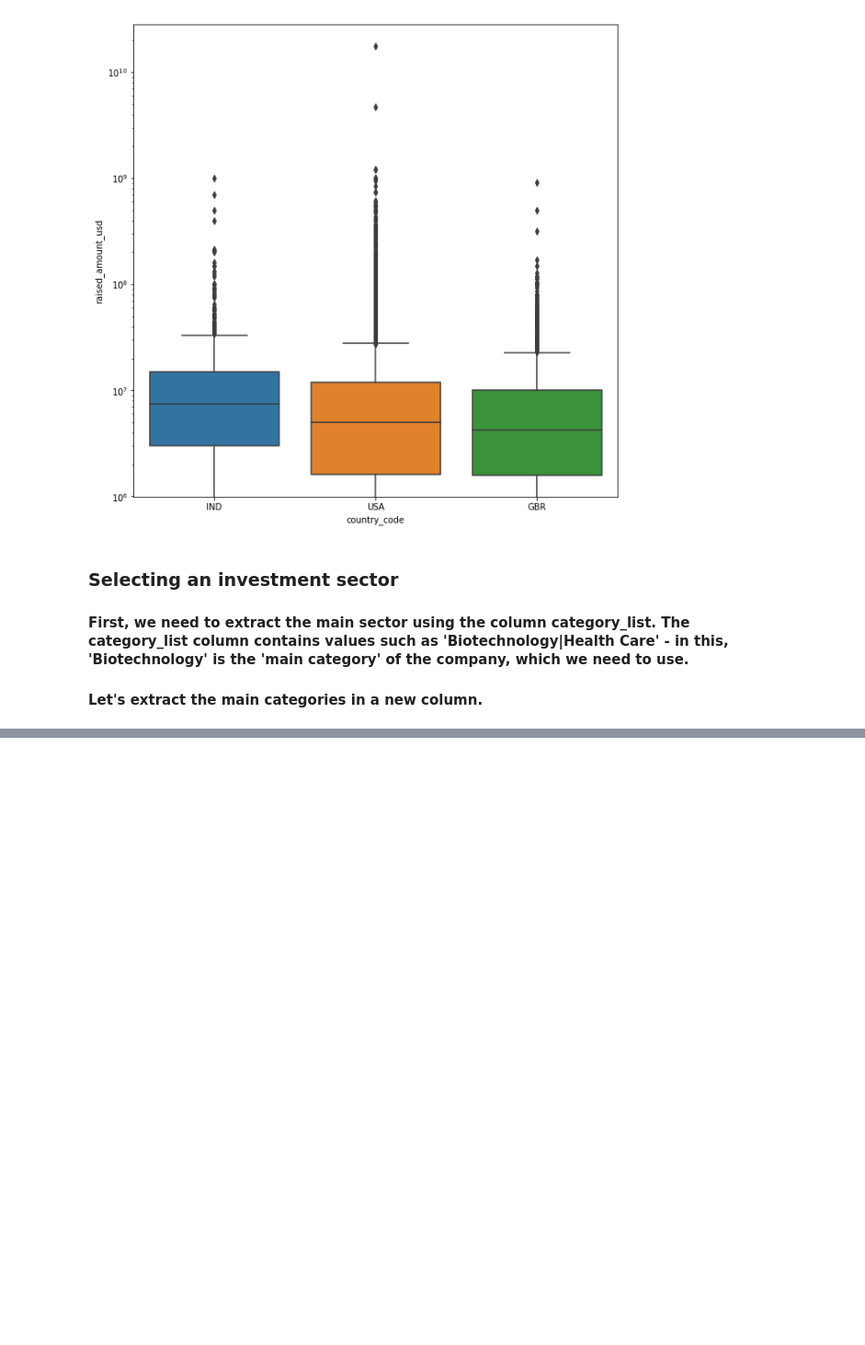
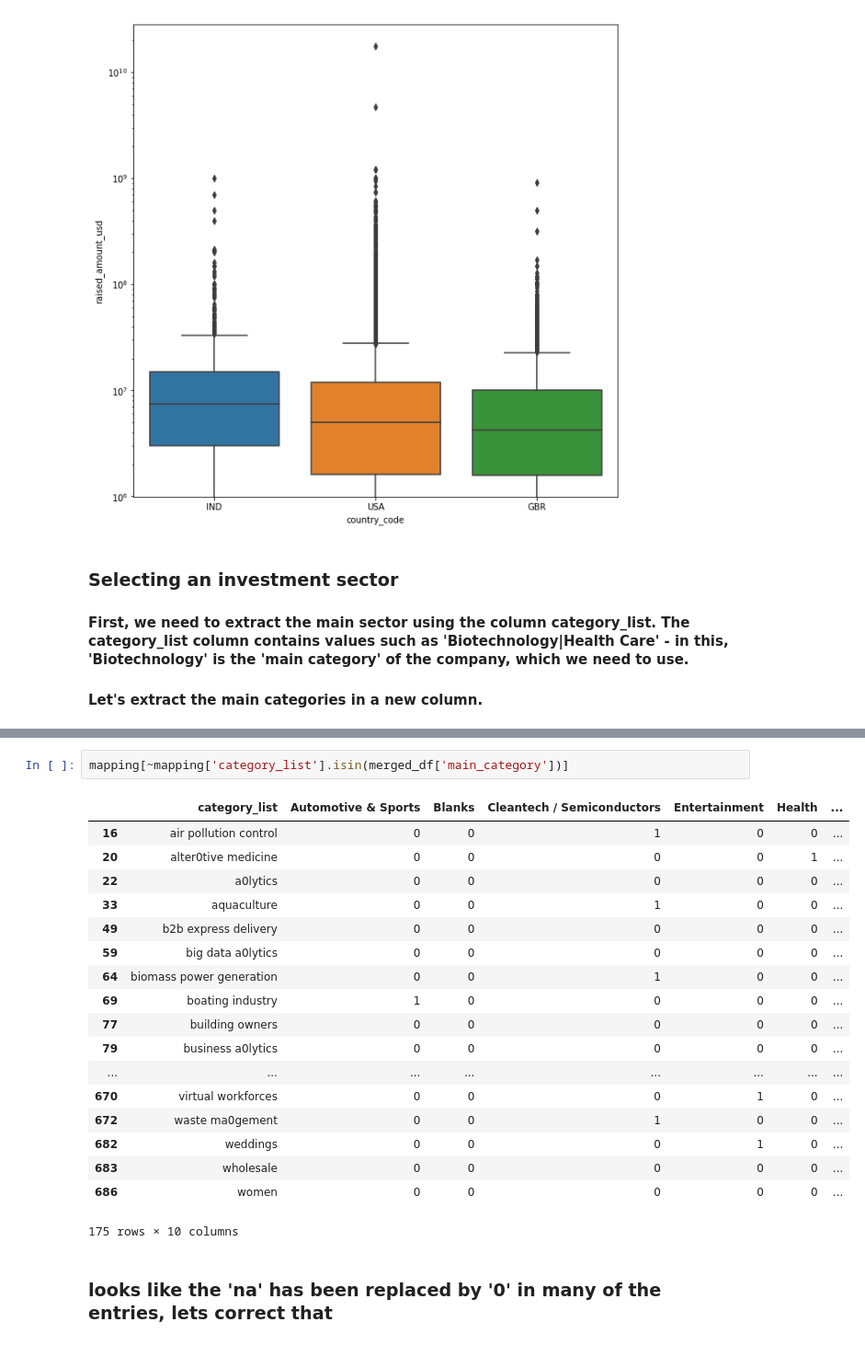
Before and after one commit to sousablde/Investment-trends-Crunchbase, a Jupyter notebook: Investment trends-Crunchbase Data.ipynb, the cells around one changed output, grey strips where cells are left out. Shown: that part at 92% size. Saved outputs shown, nothing was run; the diff lists cells and outputs as text; blank space fills up the shorter version.

```diff
--- a/Investment trends-Crunchbase Data.ipynb
+++ b/Investment trends-Crunchbase Data.ipynb
@@ -610,0 +742,23 @@ plt.show()
+# %%
+mapping[~mapping['category_list'].isin(merged_df['main_category'])]
+# %% [output]
+|  | category_list | Automotive & Sports | Blanks | Cleantech / Semiconductors | Entertainment | Health | ... |
+| 16 | air pollution control | 0 | 0 | 1 | 0 | 0 | ... |
+| 20 | alter0tive medicine | 0 | 0 | 0 | 0 | 1 | ... |
+| 22 | a0lytics | 0 | 0 | 0 | 0 | 0 | ... |
+| 33 | aquaculture | 0 | 0 | 1 | 0 | 0 | ... |
+| 49 | b2b express delivery | 0 | 0 | 0 | 0 | 0 | ... |
+| 59 | big data a0lytics | 0 | 0 | 0 | 0 | 0 | ... |
+| 64 | biomass power generation | 0 | 0 | 1 | 0 | 0 | ... |
+| 69 | boating industry | 1 | 0 | 0 | 0 | 0 | ... |
+| 77 | building owners | 0 | 0 | 0 | 0 | 0 | ... |
+| 79 | business a0lytics | 0 | 0 | 0 | 0 | 0 | ... |
+| ... | ... | ... | ... | ... | ... | ... | ... |
+| 670 | virtual workforces | 0 | 0 | 0 | 1 | 0 | ... |
+| 672 | waste ma0gement | 0 | 0 | 1 | 0 | 0 | ... |
+| 682 | weddings | 0 | 0 | 0 | 1 | 0 | ... |
+| 683 | wholesale | 0 | 0 | 0 | 0 | 0 | ... |
+| 686 | women | 0 | 0 | 0 | 0 | 0 | ... |
+175 rows × 10 columns
+# %% [markdown]
+### looks like the 'na' has been replaced by '0' in many of the entries, lets correct that
```
Also changed, not shown: parts of 29 cells of this notebook.
